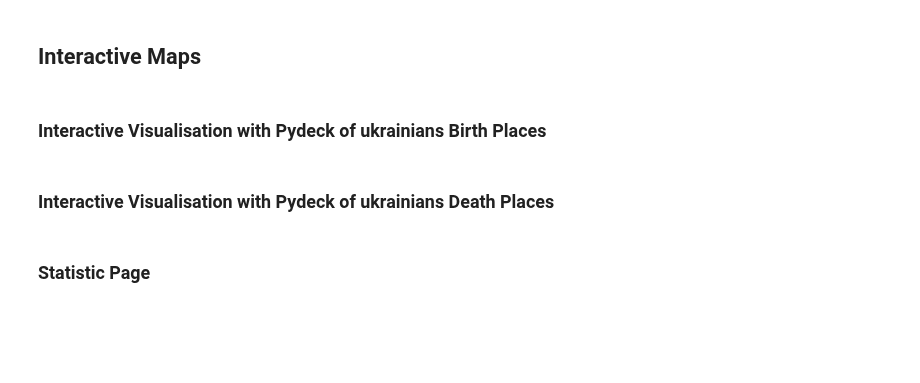
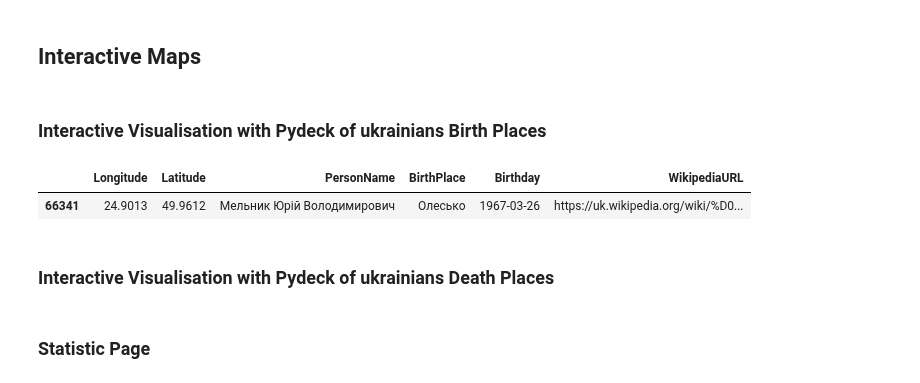
Before and after one commit to romario076/ukrainians_wikimap, a Jupyter notebook: ukrainians_wikimap_extension.ipynb, the cells around one changed output. Saved outputs shown, nothing was run; the diff lists cells and outputs as text; code cells hidden in the pictures; blank space fills up the shorter version.

```diff
--- a/ukrainians_wikimap_extension.ipynb
+++ b/ukrainians_wikimap_extension.ipynb
@@ -206,6 +249,20 @@ df_death['Lat2'] = df_death['Lat'] + noise_lat
 death_cord_noise_df = df_death.drop(['Temp','Size'], axis=1).reset_index(drop=True)
 death_cord_noise_df.Lat = death_cord_noise_df.Lat.round(4)
 death_cord_noise_df.Lon = death_cord_noise_df.Lon.round(4)
+# %%
+# Create the boolean mask for your row
+mask = cord_noise_df.PersonName == "Мельник Юрій Володимирович"
+
+# Assign the value directly using .loc[row_mask, column_name]
+cord_noise_df.loc[mask, "Lat2"] = cord_noise_df.loc[mask, "Lat"].values[0]
+cord_noise_df.loc[mask, "Lon2"] = cord_noise_df.loc[mask, "Lon"].values[0]
+
+# Create the boolean mask for your row
+mask = death_cord_noise_df.PersonName == "Мельник Юрій Володимирович"
+
+# Assign the value directly using .loc[row_mask, column_name]
+death_cord_noise_df.loc[mask, "Lat2"] = death_cord_noise_df.loc[mask, "Lat"].values[0]
+death_cord_noise_df.loc[mask, "Lon2"] = death_cord_noise_df.loc[mask, "Lon"].values[0]
 # %% [markdown]
 ## Interactive Maps
 # %%
@@ -598,6 +655,11 @@ html_content = map_template.format(title='Map birth places', originalData=js_cod
 # Save it as UTF-8 to preserve characters
 with open("./data/birth_search.html", "w", encoding="utf-8") as f:
     f.write(html_content)
+# %%
+birth_cord_df[birth_cord_df.PersonName=='Мельник Юрій Володимирович']
+# %% [output]
+|  | Longitude | Latitude | PersonName | BirthPlace | Birthday | WikipediaURL |
+| 66341 | 24.9013 | 49.9612 | Мельник Юрій Володимирович | Олесько | 1967-03-26 | https://uk.wikipedia.org/wiki/%D0... |
 # %% [markdown]
 ### Interactive Visualisation with Pydeck of ukrainians Death Places
 # %%
```
Also changed, not shown: parts of 7 cells of this notebook, 6 other files.
